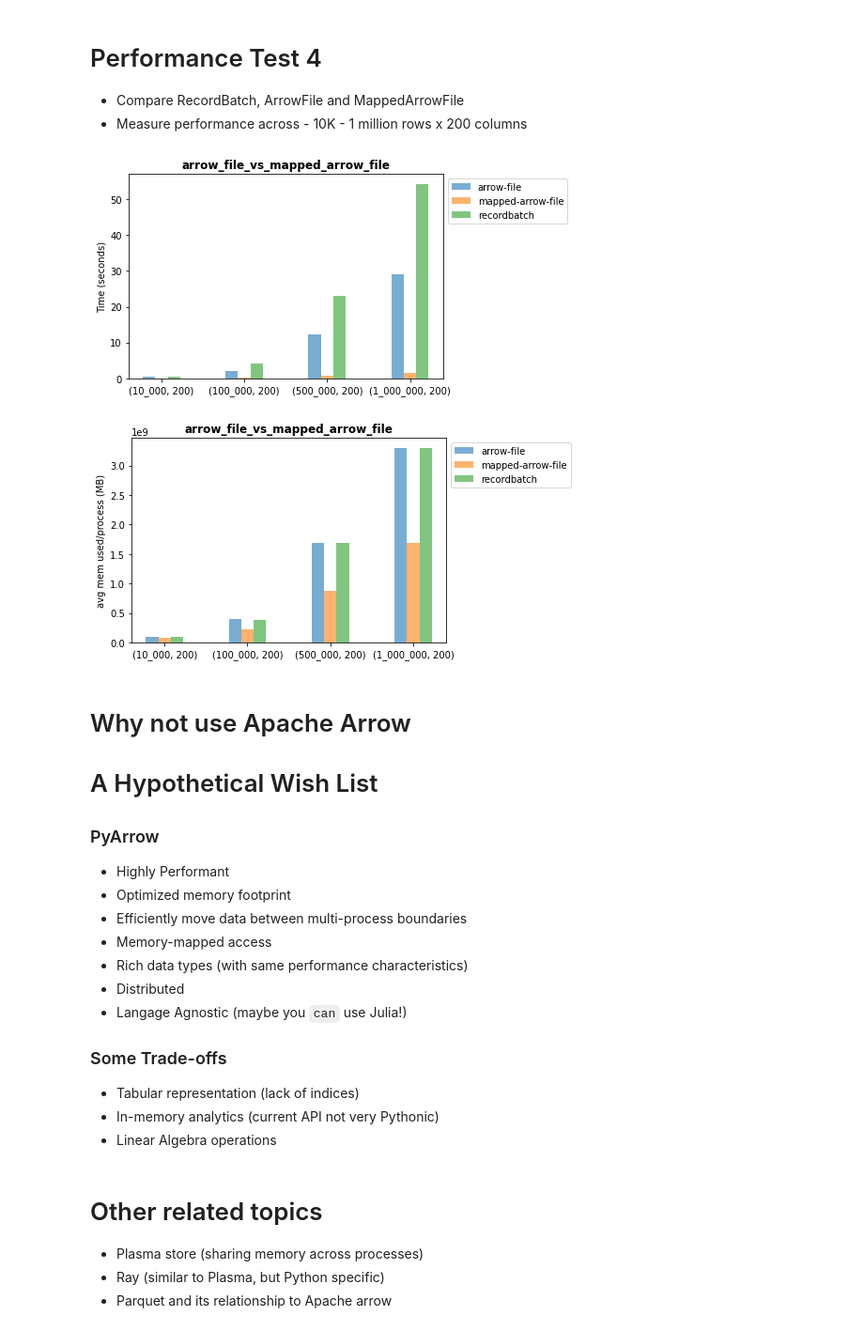
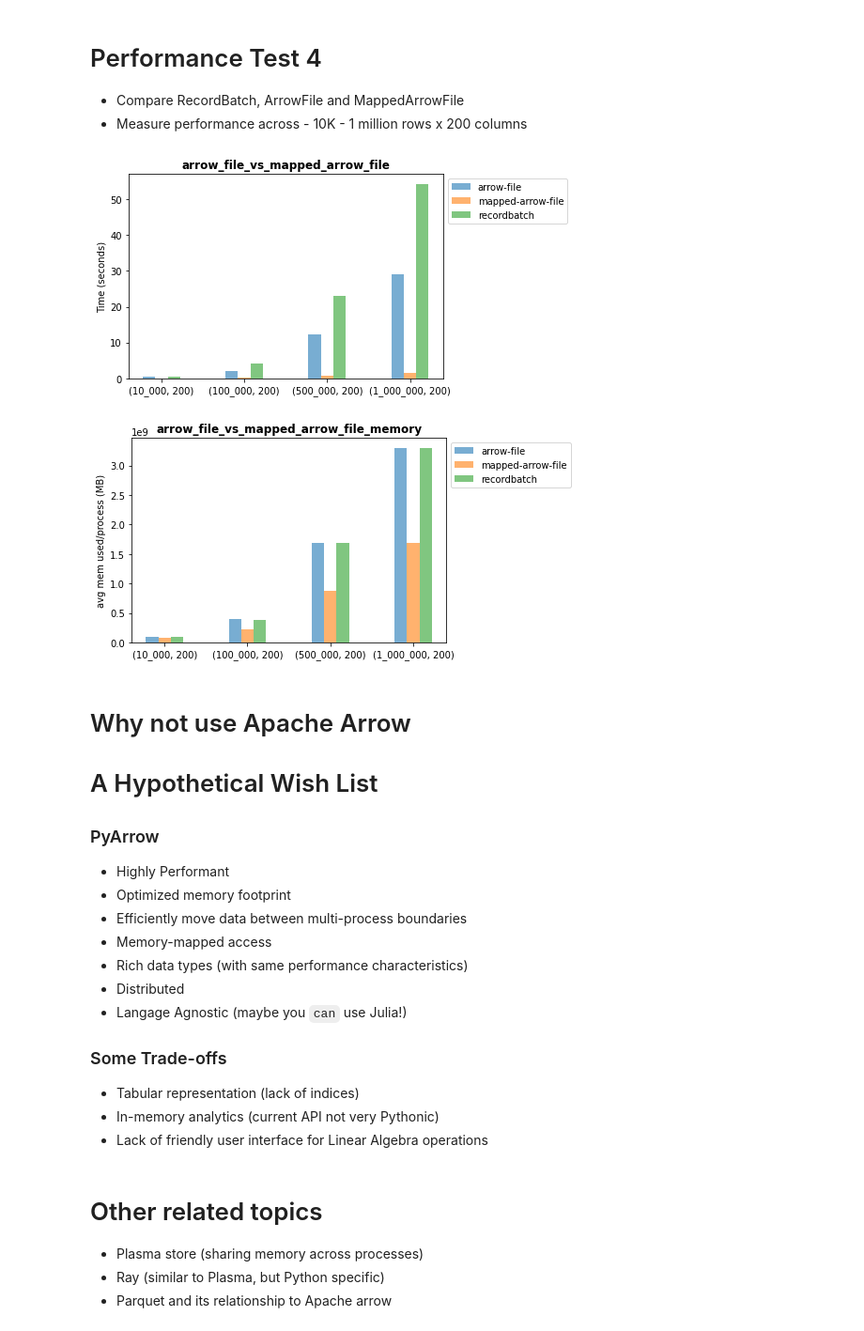
Before and after one commit to gdevanla/learn-pyarrow, a Jupyter notebook: arrow-3.ipynb, the cells around one changed output. Shown: that part at 94% size. Drawn from its saved outputs; the diff is of its cells as text; code cells hidden in the pictures.

```diff
--- a/arrow-3.ipynb
+++ b/arrow-3.ipynb
@@ -412,10 +418,10 @@ plot_test('memory_test3.txt', 'batch_vs_pandas_vs_staticframe', 'size', 'avg mem
        - 10K - 1 million rows x 200 columns
 # %%
 plot_test('test4.txt', 'arrow_file_vs_mapped_arrow_file', 'duration', 'Time (seconds)')
-plot_test('memory_test4.txt', 'arrow_file_vs_mapped_arrow_file', 'size', 'avg mem used/process (MB)')
+plot_test('memory_test4.txt', 'arrow_file_vs_mapped_arrow_file_memory', 'size', 'avg mem used/process (MB)')
 # %% [output]
 [figure]
-[figure, old version]
+[figure, new version]
 # %% [markdown]
 # Why not use Apache Arrow
 
@@ -435,7 +441,7 @@ plot_test('memory_test4.txt', 'arrow_file_vs_mapped_arrow_file', 'size', 'avg me
 
 -  Tabular representation (lack of indices)
 -  In-memory analytics (current API not very Pythonic)
--  Linear Algebra operations
+-  Lack of friendly user interface for Linear Algebra operations
 # %% [markdown]
 # Other related topics
 
```
Also changed, not shown: parts of 15 cells of this notebook.
